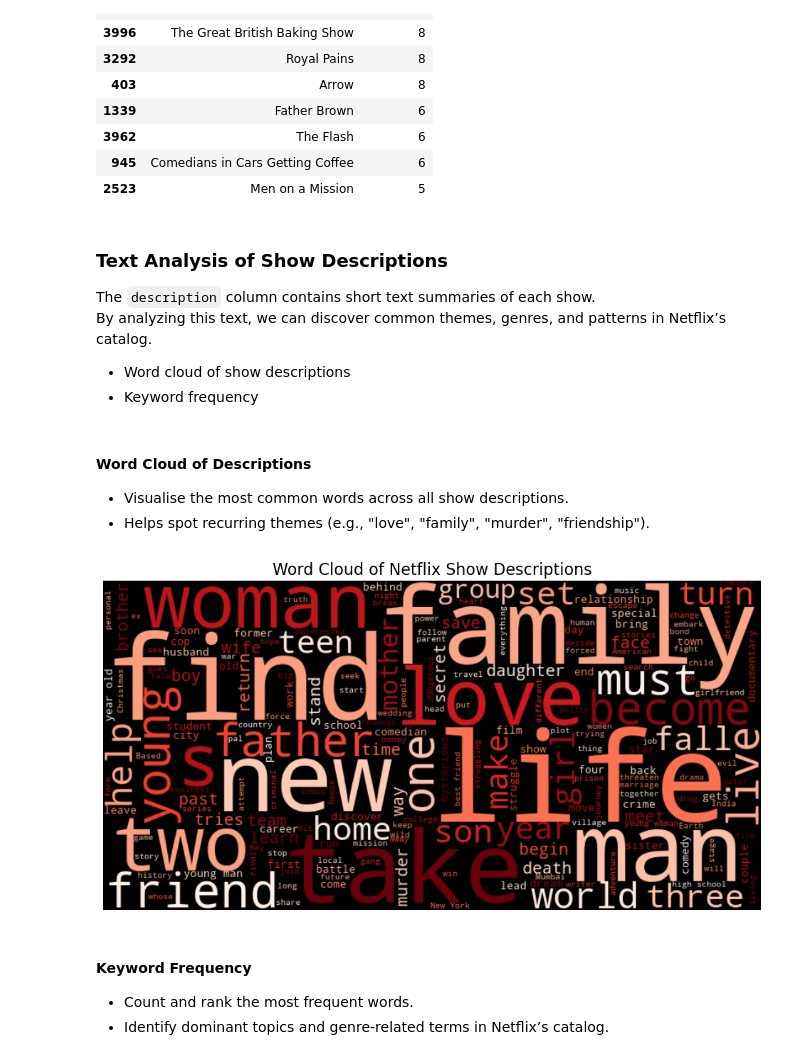
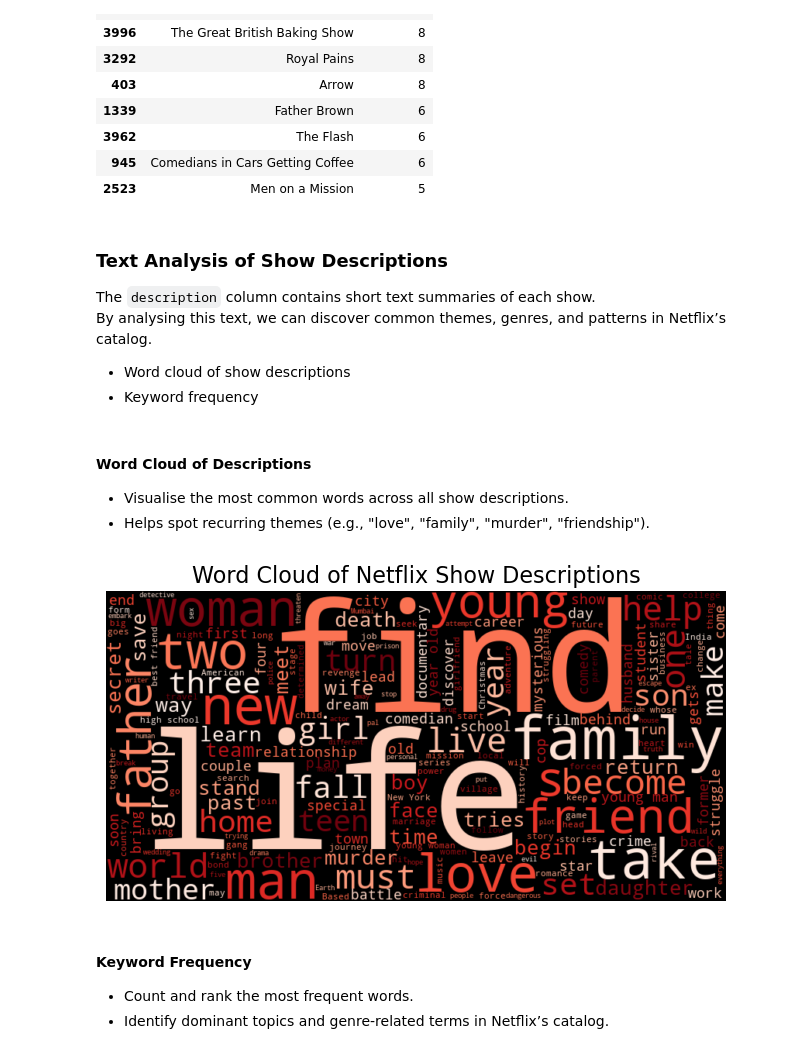
Before and after one commit to rnzlyt/netflix-data-exploration, a Jupyter notebook: netflix_eda.ipynb, the cells around one changed output. Drawn from its saved outputs; the diff is of its cells as text; code cells hidden in the pictures.

```diff
--- a/netflix_eda.ipynb
+++ b/netflix_eda.ipynb
@@ -376,7 +375,7 @@ top_tv_shows
 # %% [markdown]
 ### Text Analysis of Show Descriptions
 The `description` column contains short text summaries of each show.
-By analyzing this text, we can discover common themes, genres, and patterns in Netflix’s catalog.
+By analysing this text, we can discover common themes, genres, and patterns in Netflix’s catalog.
 
 - Word cloud of show descriptions
 - Keyword frequency
@@ -387,24 +386,24 @@ By analyzing this text, we can discover common themes, genres, and patterns in N
 # %%
 
 # Combine all descriptions into one string
 text = " ".join(df['description'].dropna().astype(str))
 
 # Generate word cloud
 wordcloud = WordCloud(
     width=800, height=400,
     background_color='black',
     stopwords=set(STOPWORDS),
     colormap='Reds'
 ).generate(text)
 
 # Plot
-plt.figure(figsize=(12,6))
+plt.figure(figsize=(8,5))
 plt.imshow(wordcloud, interpolation='bilinear')
 plt.axis("off")
 plt.title("Word Cloud of Netflix Show Descriptions", fontsize=16)
 plt.show()
 # %% [output]
-[figure, old version]
+[figure, new version]
 # %% [markdown]
 #### Keyword Frequency
   - Count and rank the most frequent words.
```
Also changed, not shown: parts of 3 cells of this notebook.
